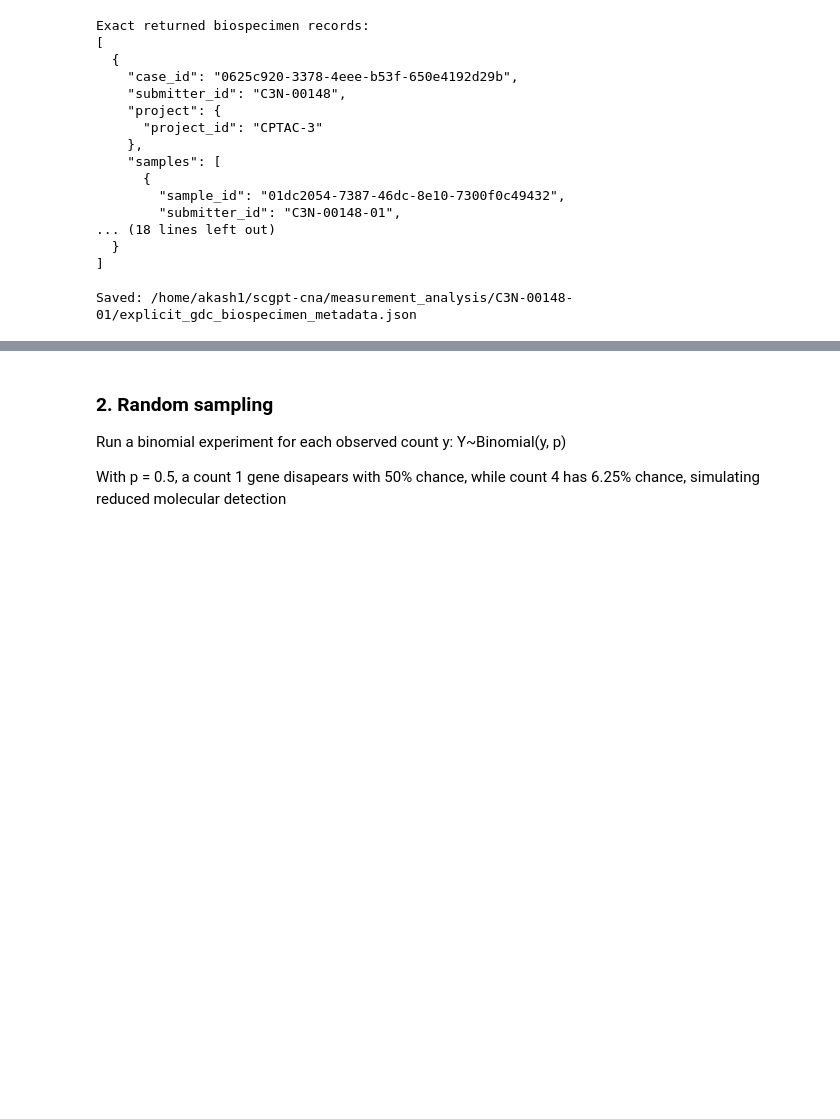
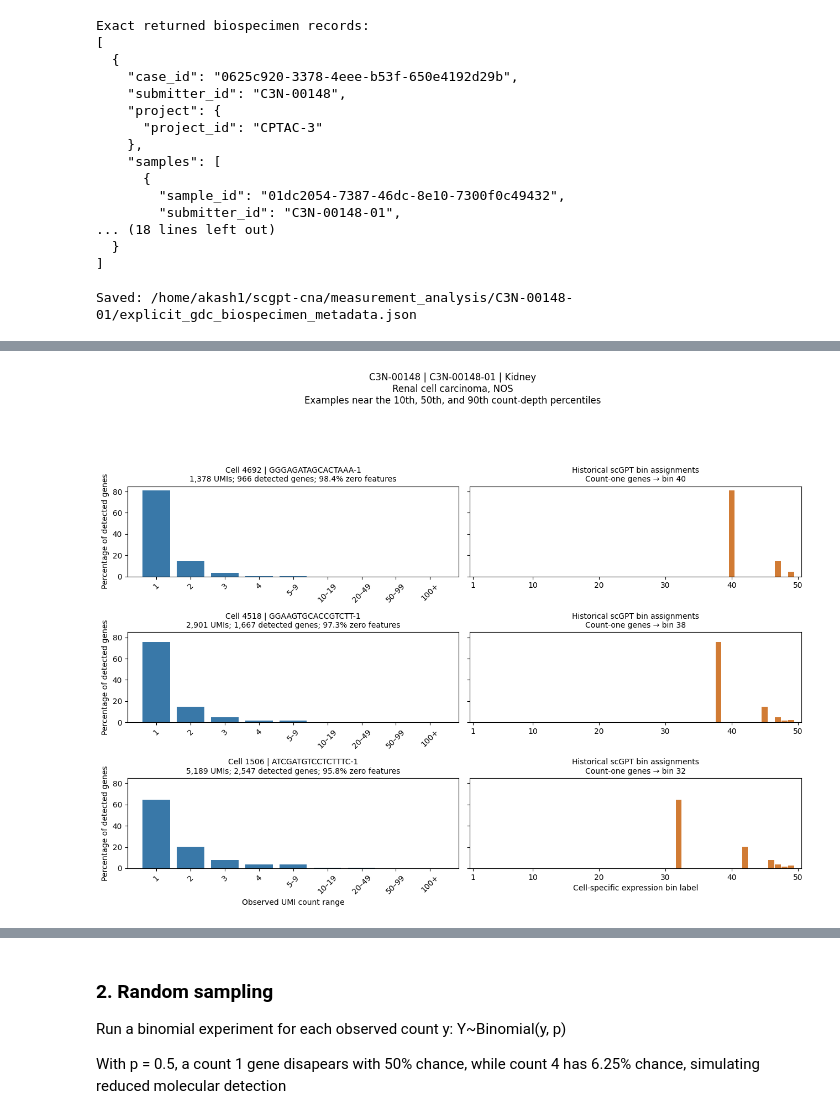
Before and after one commit to AkashPrasad2/scgpt-cna, a Jupyter notebook: notebooks/04-identifying_expression_prediction_problems.ipynb, the cells around one changed output, grey strips where cells are left out. Saved outputs shown, nothing was run; the diff lists cells and outputs as text; code cells hidden in the pictures; blank space fills up the shorter version.

```diff
--- a/notebooks/04-identifying_expression_prediction_problems.ipynb
+++ b/notebooks/04-identifying_expression_prediction_problems.ipynb
@@ -446,0 +592,53 @@ Saved: /home/akash1/scgpt-cna/measurement_analysis/C3N-00148-01/explicit_gdc_bio
+# %%
+order = np.argsort(totals, kind="stable")
+quantiles = [0.10, 0.50, 0.90]
+example_indices = [
+    int(order[round(q * (len(order) - 1))])
+    for q in quantiles
+]
+
+fig, axes = plt.subplots(3, 2, figsize=(13, 10), sharey=True)
+
+for row_number, (q, i) in enumerate(zip(quantiles, example_indices)):
+    barcode = cell_context.index[i]
+    zero_percent = (
+        100 * cell_context["fraction_features_zero"].iloc[i]
+    )
+    title = (
+        f"Cell {i} | {barcode}\n"
+        f"{totals[i]:,.0f} UMIs; {detected[i]:,} detected genes; "
+        f"{zero_percent:.1f}% zero features"
+    )
+
+    axes[row_number, 0].bar(
+        raw_labels, raw_percent[i],
+        color="#3978A8",
+    )
+    axes[row_number, 0].set_title(title, fontsize=10)
+    axes[row_number, 0].set_ylabel("Percentage of detected genes")
+    axes[row_number, 0].tick_params(axis="x", labelrotation=45)
+
+    axes[row_number, 1].bar(
+        np.arange(1, 51), bin_percent[i],
+        color="#D17B34", width=0.9,
+    )
+    axes[row_number, 1].set_title(
+        f"Historical scGPT bin assignments\n"
+        f"Count-one genes → bin {int(count_one_bin[i])}",
+        fontsize=10,
+    )
+    axes[row_number, 1].set_xlim(0.5, 50.5)
+    axes[row_number, 1].set_xticks([1, 10, 20, 30, 40, 50])
+
+axes[-1, 0].set_xlabel("Observed UMI count range")
+axes[-1, 1].set_xlabel("Cell-specific expression bin label")
+
+fig.suptitle(
+    specimen_label
+    + "\nExamples near the 10th, 50th, and 90th count-depth percentiles",
+    fontsize=12,
+)
+fig.tight_layout(rect=[0, 0, 1, 0.90])
+save_figure(fig, "02_individual_cells_counts_and_bins")
+# %% [output]
+[figure, added]
```
Also changed, not shown: parts of 7 cells of this notebook.
